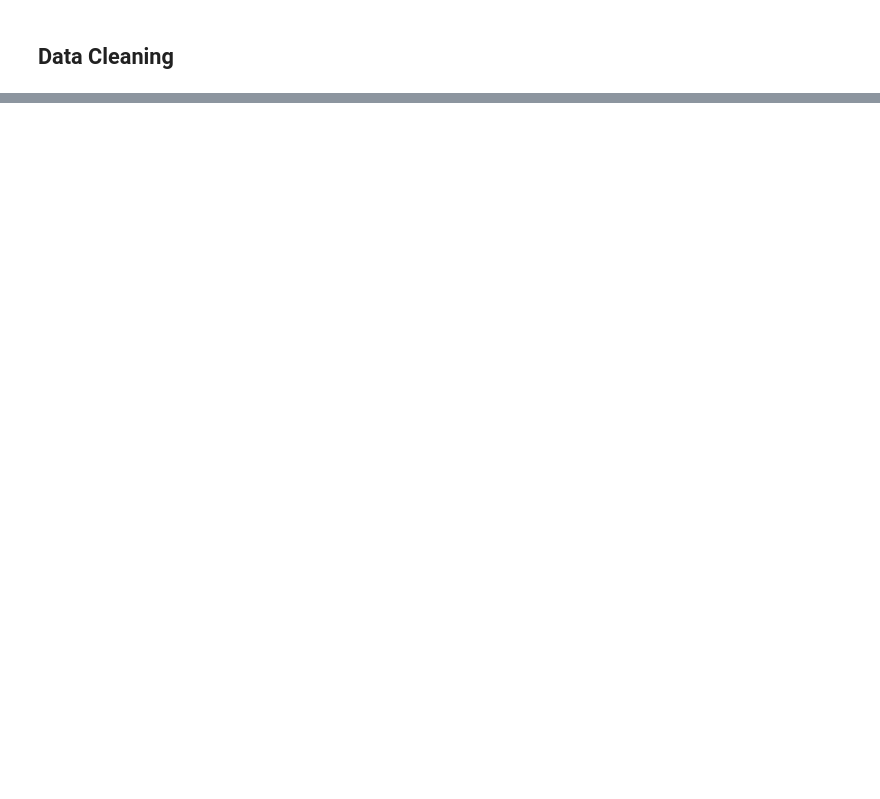
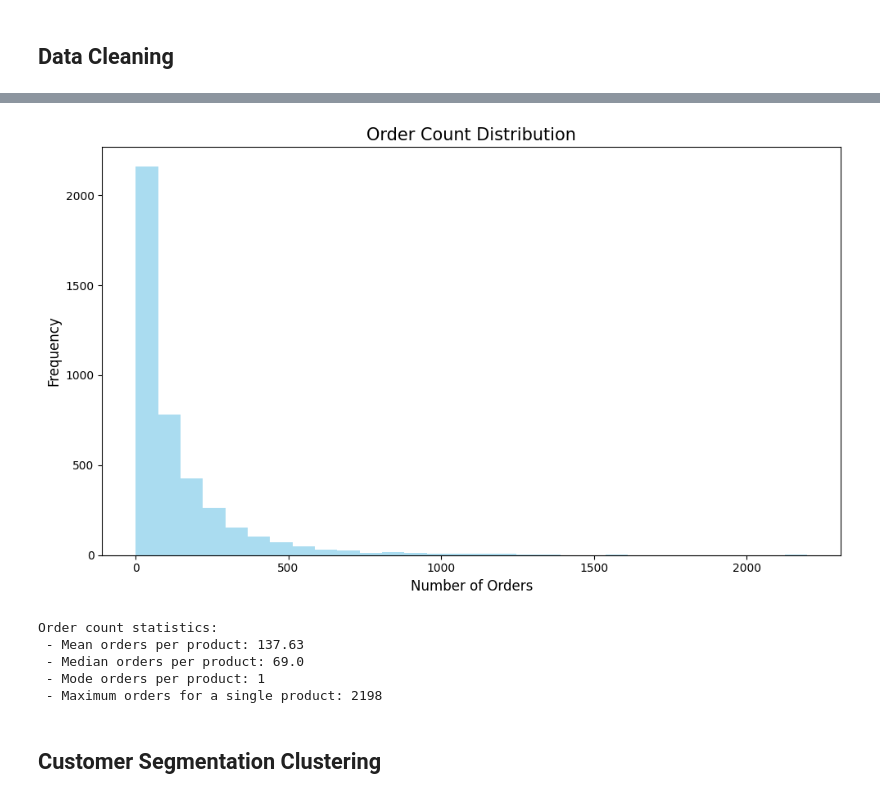
Before and after one commit to skanw/KEDGE_Python-Project_2425, a Jupyter notebook: Project/customerSegmentation.ipynb, the cells around one changed output, grey strips where cells are left out. Saved outputs shown, nothing was run; the diff lists cells and outputs as text; code cells hidden in the pictures; blank space fills up the shorter version.

```diff
--- a/Project/customerSegmentation.ipynb
+++ b/Project/customerSegmentation.ipynb
@@ -51,0 +106,3 @@ memory usage: 769.4+ KB
+# %%
+# convert 'InvoiceDate' to datetime format (if not already done)
+data['InvoiceDate'] = pd.to_datetime(data['InvoiceDate'])
@@ -51,0 +137,13 @@ memory usage: 769.4+ KB
+# %%
+# group data by 'StockCode' and count unique 'InvoiceNo' to determine total orders per product
+# each unique 'InvoiceNo' represents one order
+ordersPerProduct = data.groupby('StockCode')['InvoiceNo'].nunique()
+
+# sort the grouped data in descending order to identify high-demand products
+ordersPerProduct = ordersPerProduct.sort_values(ascending=False)
+
+# reset the index to convert the grouped data into a regular dataframe
+ordersPerProduct = ordersPerProduct.reset_index()
+
+# rename columns to make them more descriptive
+ordersPerProduct.columns = ['stockCode', 'orderCount']
@@ -51,0 +217,32 @@ memory usage: 769.4+ KB
+# %%
+# visualize order distribution with a histogram
+plt.figure(figsize=(10, 6))
+plt.hist(ordersPerProduct['orderCount'], bins=30, color='skyblue', alpha=0.7)
+plt.xlabel('Number of Orders', fontsize=12)
+plt.ylabel('Frequency', fontsize=12)
+plt.title('Order Count Distribution', fontsize=15)
+plt.tight_layout()
+plt.show();
+# %% [output]
+[figure, added]
+# %%
+# analyze frequency distribution
+# calculate basic statistics
+meanOrders = ordersPerProduct['orderCount'].mean()
+medianOrders = ordersPerProduct['orderCount'].median()
+modeOrders = ordersPerProduct['orderCount'].mode()[0]
+maxOrders = ordersPerProduct['orderCount'].max()
+
+print('Order count statistics:')
+print(f' - Mean orders per product: {meanOrders:.2f}')
+print(f' - Median orders per product: {medianOrders}')
+print(f' - Mode orders per product: {modeOrders}')
+print(f' - Maximum orders for a single product: {maxOrders}')
+# %% [output]
+Order count statistics:
+ - Mean orders per product: 137.63
+ - Median orders per product: 69.0
+ - Mode orders per product: 1
+ - Maximum orders for a single product: 2198
+# %% [markdown]
+## Customer Segmentation Clustering
```
Also changed, not shown: parts of 22 cells of this notebook.
